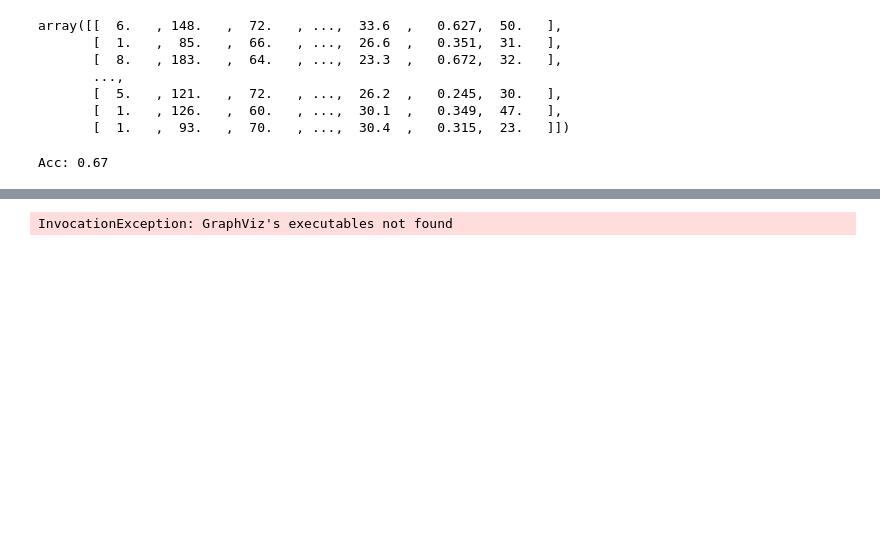
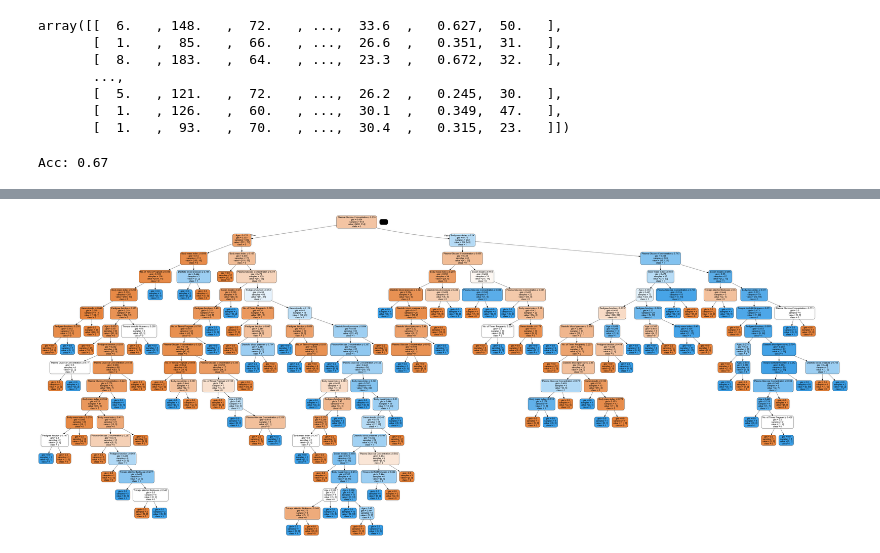
Before and after one commit to ammarlodhi255/machine-learning-with-python, a Jupyter notebook: supervised learning with scikit-learn/4. decision_tree_classification.ipynb, the cells around one changed output, grey strips where cells are left out. Cells and saved outputs as stored; diff of their text form; code cells hidden in the pictures; blank space fills up the shorter version.

```diff
--- a/supervised learning with scikit-learn/4. decision_tree_classification.ipynb
+++ b/supervised learning with scikit-learn/4. decision_tree_classification.ipynb
@@ -109,15 +137,14 @@ predictions
 # %%
-from io import StringIO
+from six import StringIO
 from IPython.display import Image
 from sklearn.tree import export_graphviz
 import pydotplus
-
 dot_data = StringIO()
 export_graphviz(classifier, out_file=dot_data,
                 filled=True, rounded=True,
-                special_characters=True)
-
+                special_characters=True, feature_names=df.drop(columns=['Class label']).columns, class_names=['0', '1'])
 graph = pydotplus.graph_from_dot_data(dot_data.getvalue())
+graph.write_png('diabetes.png')
 Image(graph.create_png())
 # %% [output]
-InvocationException: GraphViz's executables not found
+[figure, added]
```
Also changed, not shown: parts of 4 cells of this notebook, 2 other files.
